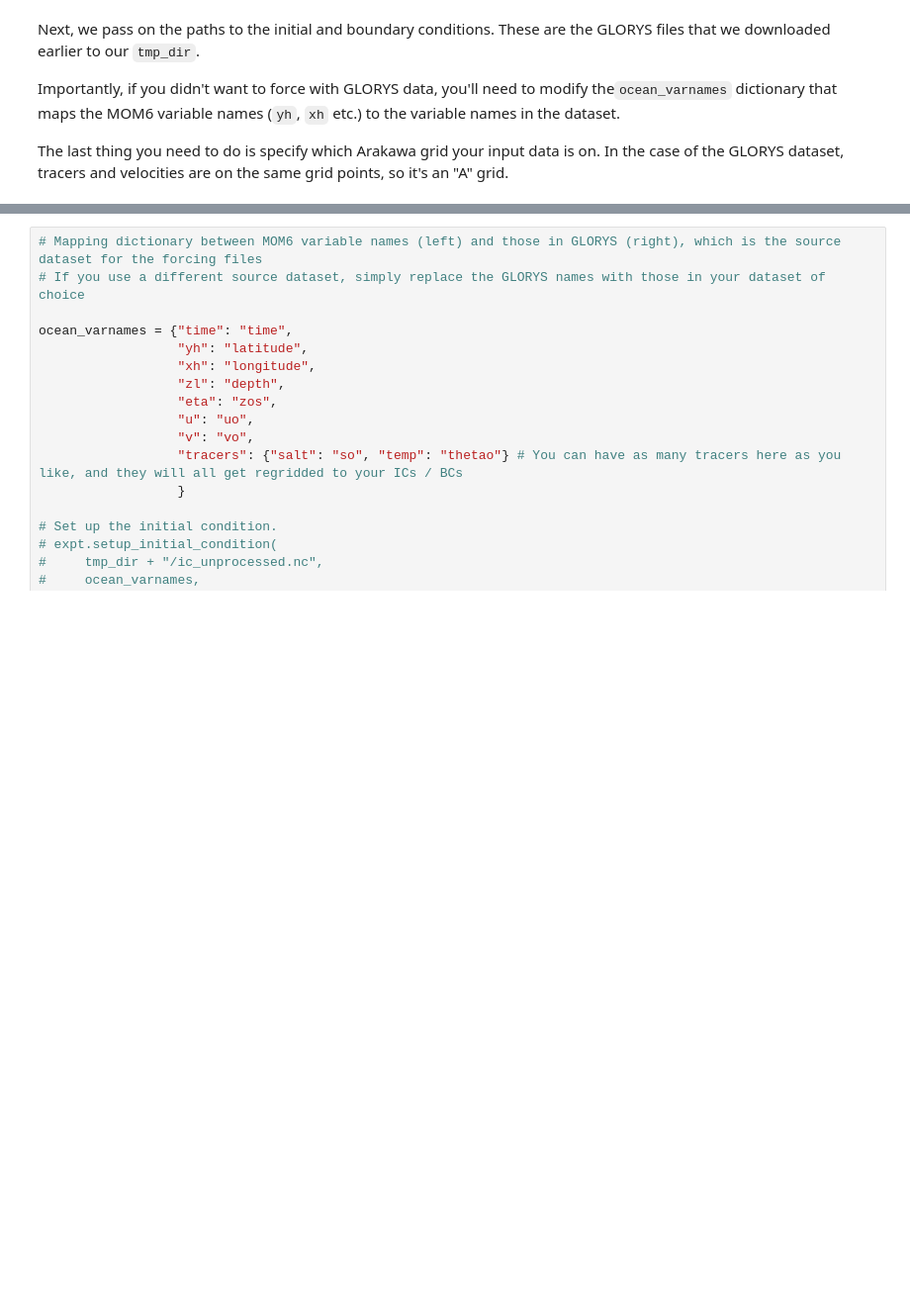
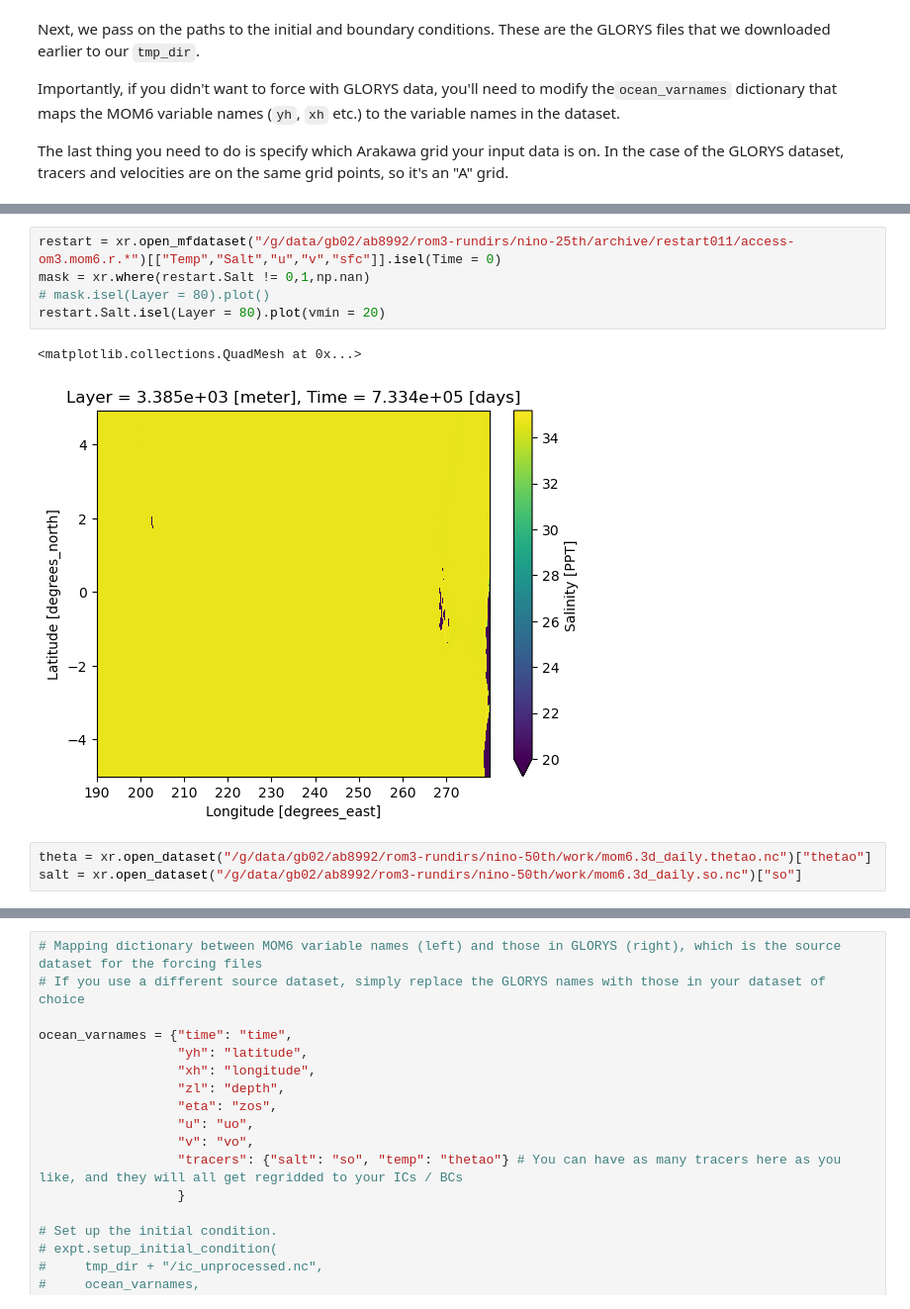
Before and after one commit to ashjbarnes/nino34-setup-expts, a Jupyter notebook: nino-50th/setup-nino50th.ipynb, the cells around one changed output, grey strips where cells are left out. Shown at 99% size. Drawn from its saved outputs; the diff is of its cells as text; blank space fills up the shorter version.

```diff
--- a/nino-50th/setup-nino50th.ipynb
+++ b/nino-50th/setup-nino50th.ipynb
@@ -184,0 +212,11 @@ The last thing you need to do is specify which Arakawa grid your input data is o
+# %%
+restart = xr.open_mfdataset("/g/data/gb02/ab8992/rom3-rundirs/nino-25th/archive/restart011/access-om3.mom6.r.*")[["Temp","Salt","u","v","sfc"]].isel(Time = 0)
+mask = xr.where(restart.Salt != 0,1,np.nan)
+# mask.isel(Layer = 80).plot()
+restart.Salt.isel(Layer = 80).plot(vmin = 20)
+# %% [output]
+<matplotlib.collections.QuadMesh at 0x...>
+[figure, added]
+# %%
+theta = xr.open_dataset("/g/data/gb02/ab8992/rom3-rundirs/nino-50th/work/mom6.3d_daily.thetao.nc")["thetao"]
+salt = xr.open_dataset("/g/data/gb02/ab8992/rom3-rundirs/nino-50th/work/mom6.3d_daily.so.nc")["so"]
```
Also changed, not shown: parts of 13 cells of this notebook, 1 other file.
